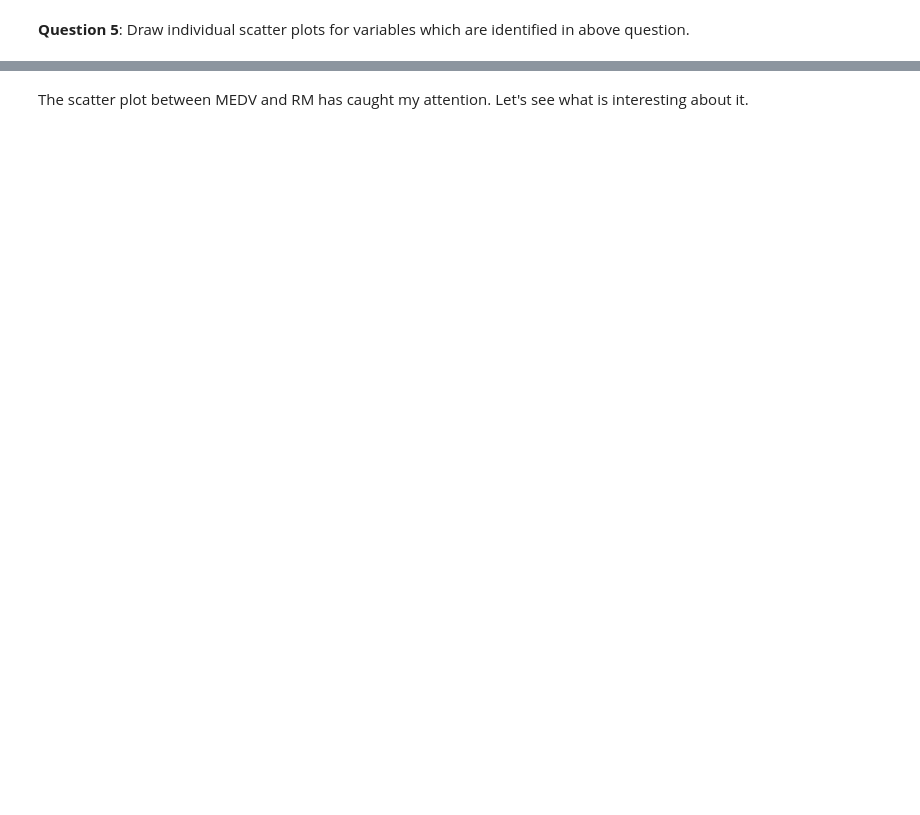
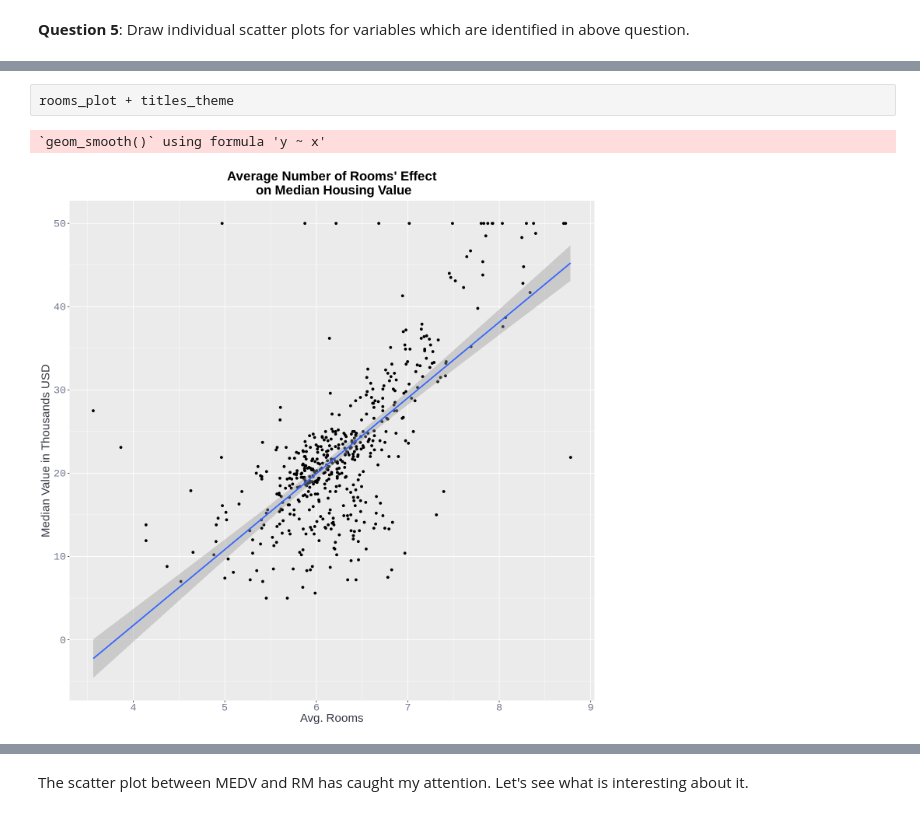
Before and after one commit to SteeltownRiot/DSA, a Jupyter notebook: DSA-7020 Stats for Data Analysis/Module 2 - Multivariate Data/Exercises/Exercises.ipynb, the cells around one changed output, grey strips where cells are left out. Saved outputs shown, nothing was run; the diff lists cells and outputs as text; blank space fills up the shorter version.

```diff
--- a/DSA-7020 Stats for Data Analysis/Module 2 - Multivariate Data/Exercises/Exercises.ipynb
+++ b/DSA-7020 Stats for Data Analysis/Module 2 - Multivariate Data/Exercises/Exercises.ipynb
@@ -116,0 +337,5 @@ library(gridExtra)
+# %%
+rooms_plot + titles_theme
+# %% [output]
+`geom_smooth()` using formula 'y ~ x'
+[figure, added]
```
Also changed, not shown: parts of 22 cells of this notebook, 2 other files.
